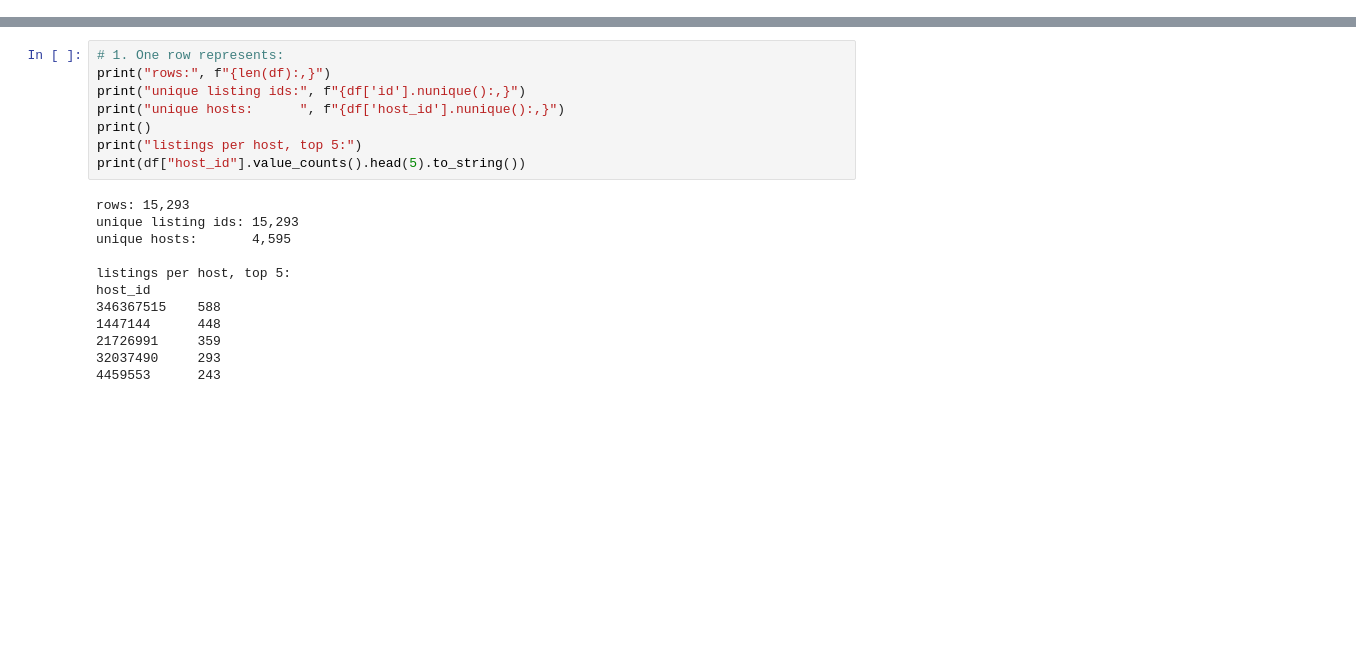
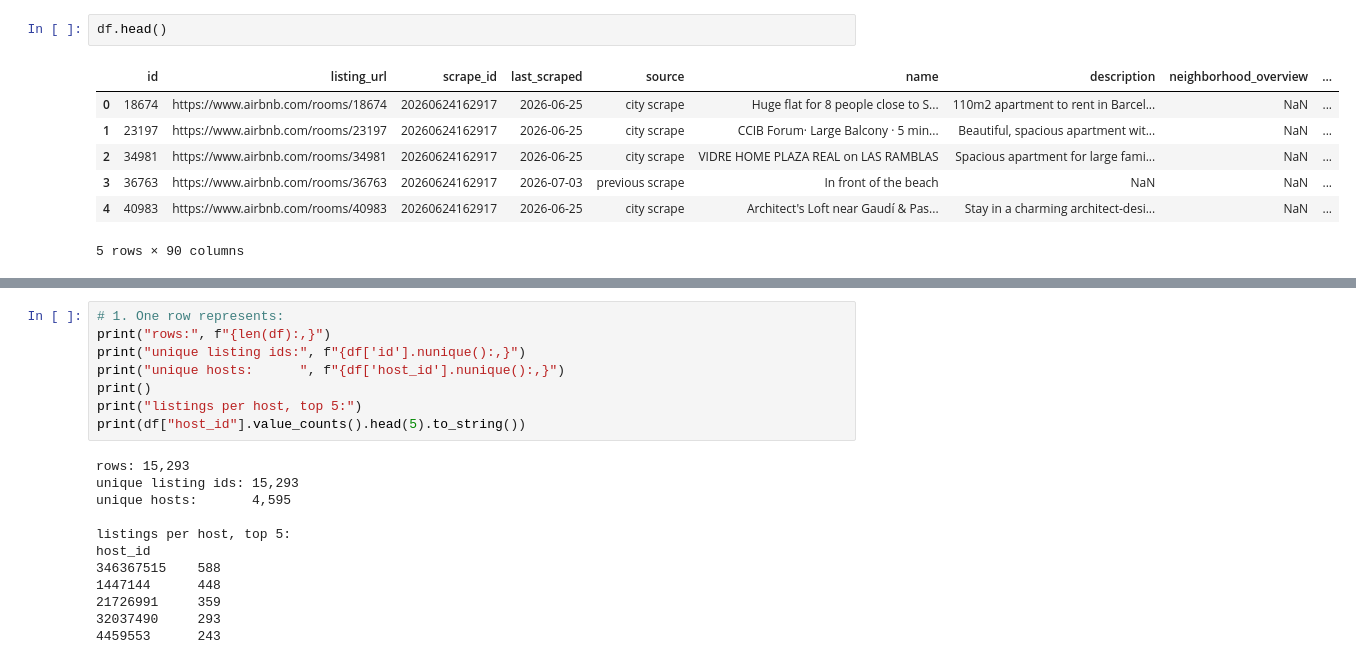
Before and after one commit to Mantasarr/DS-ML-DL-Course-Masters1-MIAS, a Jupyter notebook: notebooks/Milestone M0 - M6.ipynb, the cells around one changed output, grey strips where cells are left out. Drawn from its saved outputs; the diff is of its cells as text; blank space fills up the shorter version.

```diff
--- a/notebooks/Milestone M0 - M6.ipynb
+++ b/notebooks/Milestone M0 - M6.ipynb
@@ -42,0 +66,10 @@ shape: 15,293 rows x 90 columns
+# %%
+df.head()
+# %% [output]
+|  | id | listing_url | scrape_id | last_scraped | source | name | description | neighborhood_overview | ... |
+| 0 | 18674 | https://www.airbnb.com/rooms/18674 | 20260624162917 | 2026-06-25 | city scrape | Huge flat for 8 people close to S... | 110m2 apartment to rent in Barcel... | NaN | ... |
+| 1 | 23197 | https://www.airbnb.com/rooms/23197 | 20260624162917 | 2026-06-25 | city scrape | CCIB Forum· Large Balcony · 5 min... | Beautiful, spacious apartment wit... | NaN | ... |
+| 2 | 34981 | https://www.airbnb.com/rooms/34981 | 20260624162917 | 2026-06-25 | city scrape | VIDRE HOME PLAZA REAL on LAS RAMBLAS | Spacious apartment for large fami... | NaN | ... |
+| 3 | 36763 | https://www.airbnb.com/rooms/36763 | 20260624162917 | 2026-07-03 | previous scrape | In front of the beach | NaN | NaN | ... |
+| 4 | 40983 | https://www.airbnb.com/rooms/40983 | 20260624162917 | 2026-06-25 | city scrape | Architect's Loft near Gaudí & Pas... | Stay in a charming architect-desi... | NaN | ... |
+5 rows × 90 columns
```
Also changed, not shown: parts of 34 cells of this notebook, 8 other files.
